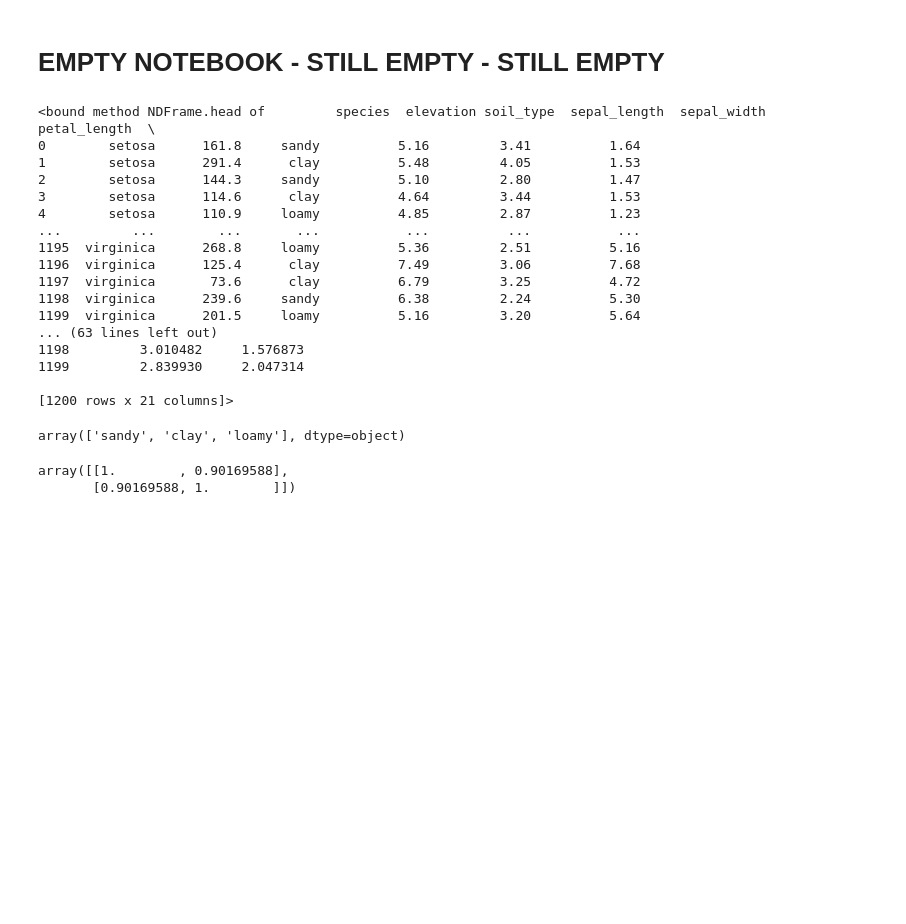
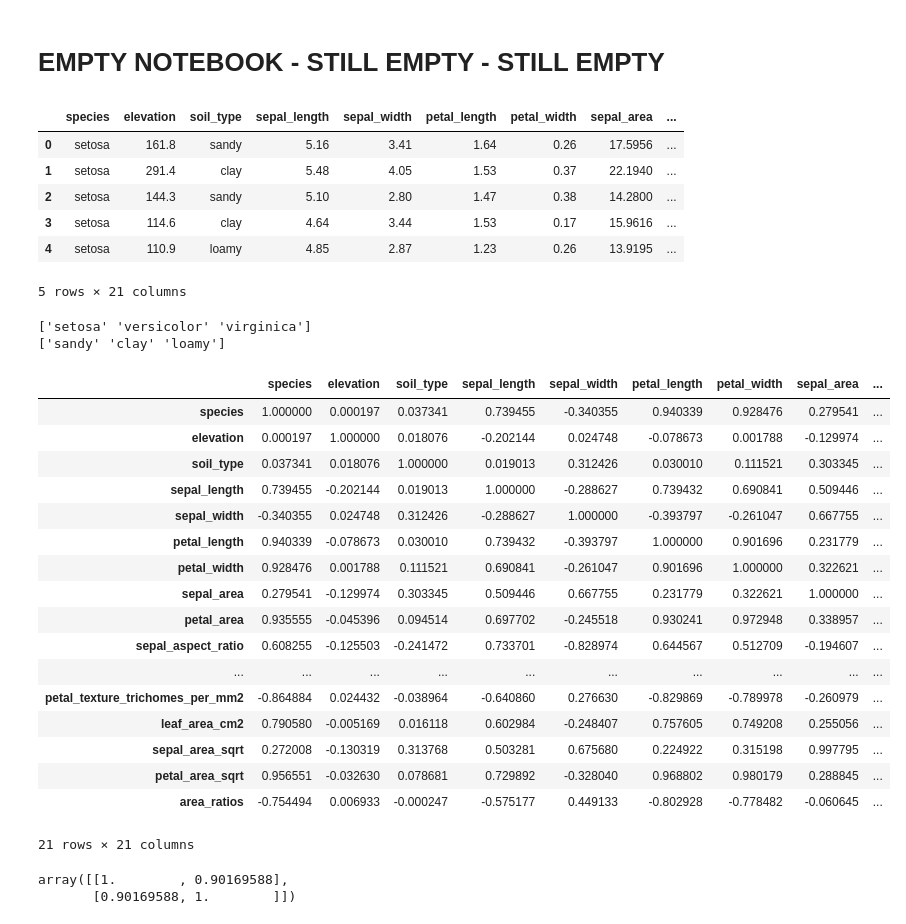
Before and after one commit to Prateek2000/ml-project-2024-autumn, a Jupyter notebook: flowers.ipynb, the cells around one changed output. Saved outputs shown, nothing was run; the diff lists cells and outputs as text; code cells hidden in the pictures; blank space fills up the shorter version.

Commit message:
Add correlation matrix

```diff
--- a/flowers.ipynb
+++ b/flowers.ipynb
@@ -6,29 +6,52 @@ import numpy as np
 import matplotlib.pyplot as plt
 # %%
 df = pd.read_csv('iris_extended.csv')
-df.head
+df.head(5)
 # %% [output]
+|  | species | elevation | soil_type | sepal_length | sepal_width | petal_length | petal_width | sepal_area | ... |
+| 0 | setosa | 161.8 | sandy | 5.16 | 3.41 | 1.64 | 0.26 | 17.5956 | ... |
+| 1 | setosa | 291.4 | clay | 5.48 | 4.05 | 1.53 | 0.37 | 22.1940 | ... |
+| 2 | setosa | 144.3 | sandy | 5.10 | 2.80 | 1.47 | 0.38 | 14.2800 | ... |
+| 3 | setosa | 114.6 | clay | 4.64 | 3.44 | 1.53 | 0.17 | 15.9616 | ... |
+| 4 | setosa | 110.9 | loamy | 4.85 | 2.87 | 1.23 | 0.26 | 13.9195 | ... |
-<bound method NDFrame.head of         species  elevation soil_type  sepal_length  sepal_width  petal_length  \
-0        setosa      161.8     sandy          5.16         3.41          1.64
-1        setosa      291.4      clay          5.48         4.05          1.53
-2        setosa      144.3     sandy          5.10         2.80          1.47
-3        setosa      114.6      clay          4.64         3.44          1.53
-4        setosa      110.9     loamy          4.85         2.87          1.23
-...         ...        ...       ...           ...          ...           ...
-1195  virginica      268.8     loamy          5.36         2.51          5.16
-1196  virginica      125.4      clay          7.49         3.06          7.68
-1197  virginica       73.6      clay          6.79         3.25          4.72
-1198  virginica      239.6     sandy          6.38         2.24          5.30
-1199  virginica      201.5     loamy          5.16         3.20          5.64
-... (63 lines left out)
-1198         3.010482     1.576873
-1199         2.839930     2.047314
-
-[1200 rows x 21 columns]>
+5 rows × 21 columns
 # %%
-df['soil_type'].unique()
+print(df['species'].unique())
+print(df['soil_type'].unique())
 # %% [output]
-array(['sandy', 'clay', 'loamy'], dtype=object)
+['setosa' 'versicolor' 'virginica']
+['sandy' 'clay' 'loamy']
+# %%
+# Replace string values with numbers so we can calculate correlation matrix
+species_map = {'setosa': 0, 'versicolor': 1, 'virginica': 2}
+soil_map = {'sandy': 0, 'clay': 1, 'loamy': 2}
+df2 = df.replace({'species': species_map, 'soil_type': soil_map})
+
+# Normalize manually and take covariance
+# df2 = (df2 - df2.mean())/df2.std() # Normalize the data
+# df2_cov = df2.cov()
+# Use the corr function
+df2_cov = df2.corr()
+df2_cov
+# %% [output]
+|  | species | elevation | soil_type | sepal_length | sepal_width | petal_length | petal_width | sepal_area | ... |
+| species | 1.000000 | 0.000197 | 0.037341 | 0.739455 | -0.340355 | 0.940339 | 0.928476 | 0.279541 | ... |
+| elevation | 0.000197 | 1.000000 | 0.018076 | -0.202144 | 0.024748 | -0.078673 | 0.001788 | -0.129974 | ... |
+| soil_type | 0.037341 | 0.018076 | 1.000000 | 0.019013 | 0.312426 | 0.030010 | 0.111521 | 0.303345 | ... |
+| sepal_length | 0.739455 | -0.202144 | 0.019013 | 1.000000 | -0.288627 | 0.739432 | 0.690841 | 0.509446 | ... |
+| sepal_width | -0.340355 | 0.024748 | 0.312426 | -0.288627 | 1.000000 | -0.393797 | -0.261047 | 0.667755 | ... |
+| petal_length | 0.940339 | -0.078673 | 0.030010 | 0.739432 | -0.393797 | 1.000000 | 0.901696 | 0.231779 | ... |
+| petal_width | 0.928476 | 0.001788 | 0.111521 | 0.690841 | -0.261047 | 0.901696 | 1.000000 | 0.322621 | ... |
+| sepal_area | 0.279541 | -0.129974 | 0.303345 | 0.509446 | 0.667755 | 0.231779 | 0.322621 | 1.000000 | ... |
+| petal_area | 0.935555 | -0.045396 | 0.094514 | 0.697702 | -0.245518 | 0.930241 | 0.972948 | 0.338957 | ... |
+| sepal_aspect_ratio | 0.608255 | -0.125503 | -0.241472 | 0.733701 | -0.828974 | 0.644567 | 0.512709 | -0.194607 | ... |
+| ... | ... | ... | ... | ... | ... | ... | ... | ... | ... |
+| petal_texture_trichomes_per_mm2 | -0.864884 | 0.024432 | -0.038964 | -0.640860 | 0.276630 | -0.829869 | -0.789978 | -0.260979 | ... |
+| leaf_area_cm2 | 0.790580 | -0.005169 | 0.016118 | 0.602984 | -0.248407 | 0.757605 | 0.749208 | 0.255056 | ... |
+| sepal_area_sqrt | 0.272008 | -0.130319 | 0.313768 | 0.503281 | 0.675680 | 0.224922 | 0.315198 | 0.997795 | ... |
+| petal_area_sqrt | 0.956551 | -0.032630 | 0.078681 | 0.729892 | -0.328040 | 0.968802 | 0.980179 | 0.288845 | ... |
+| area_ratios | -0.754494 | 0.006933 | -0.000247 | -0.575177 | 0.449133 | -0.802928 | -0.778482 | -0.060645 | ... |
+21 rows × 21 columns
 # %%
 np.corrcoef(x = df['petal_length'],y = df['petal_width'])
 # %% [output]
```
